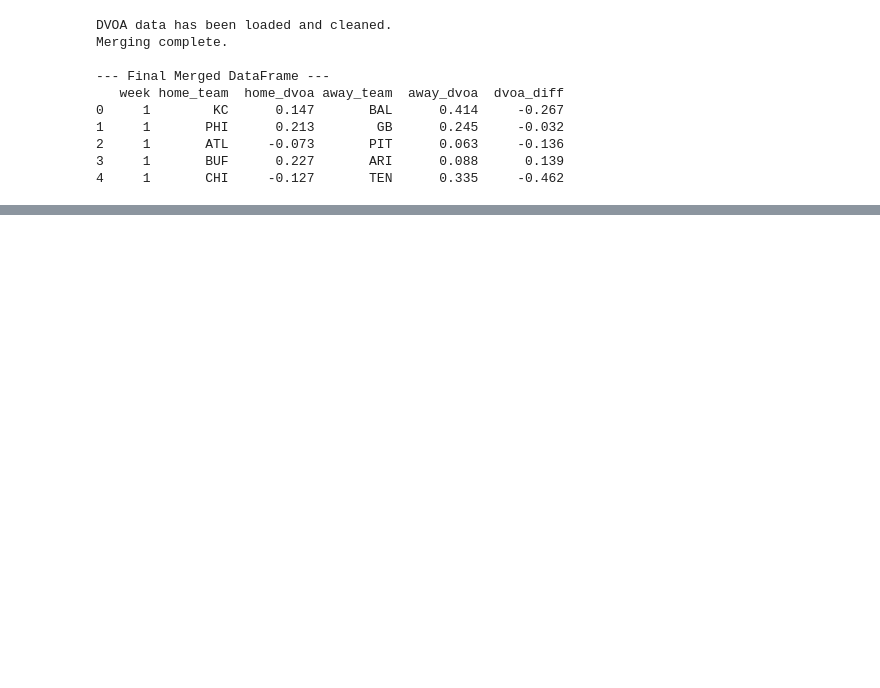
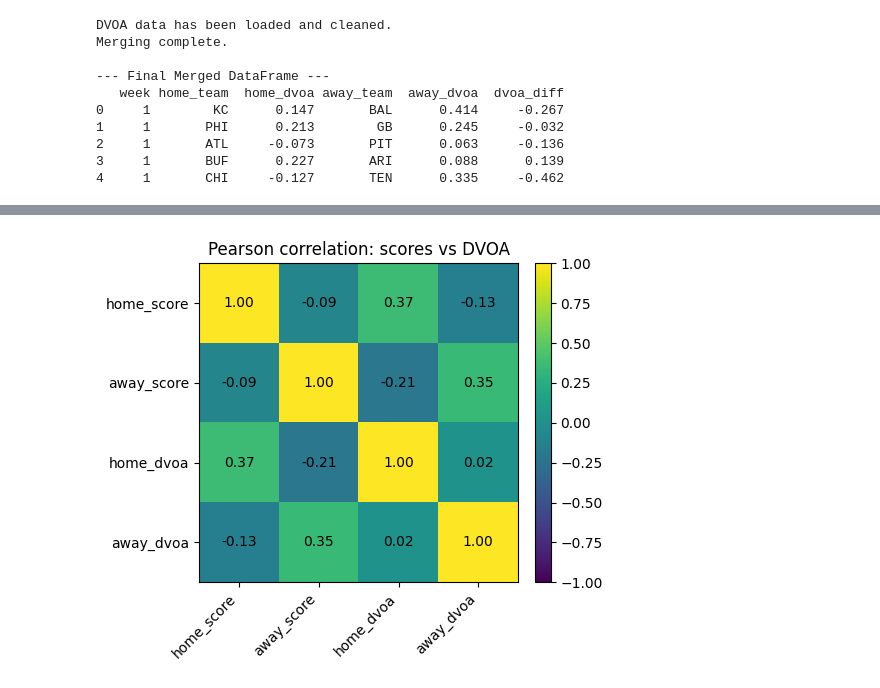
Before and after one commit to INFO-523-SU25/final-project-dmaichle00, a Jupyter notebook: final_project.ipynb, the cells around one changed output, grey strips where cells are left out. Saved outputs shown, nothing was run; the diff lists cells and outputs as text; code cells hidden in the pictures; blank space fills up the shorter version.

```diff
--- a/final_project.ipynb
+++ b/final_project.ipynb
@@ -1,30 +4,31 @@
 # %% [markdown]
 This first section is generating my initialiat dataset utilitizing the nfl_data_py library
 # %%
+#Section 1
 import pandas as pd
 import nfl_data_py as nfl
 
 # Define the season
-SEASON = 2024
+SEASON = 2024 #Define season
 
 # Load the schedule data for the 2024 season
 # This will include results for completed games.
 try:
-    schedule_df = nfl.import_schedules([SEASON])
+    schedule_df = nfl.import_schedules([SEASON]) #Import schedule data for the 2024 season
 
     # Select and rename columns to match your request
 
     games_df = schedule_df[[ #generate games dataframe
         'game_id', 'season', 'week', 'away_team', 'home_team',
-        'away_score', 'home_score','gameday'
+        'away_score', 'home_score','gameday','roof','surface'
     ]].copy()
 
     # Creating game column for greater readability
     games_df['game_id'] = games_df['game_id'].astype(str) # Convert game_id to string for consistency
-    games_df['game'] = games_df['away_team'] + ' @ ' + games_df['home_team']
+    games_df['game'] = games_df['away_team'] + ' @ ' + games_df['home_team'] # Create a game column for better readability
 
     print("Successfully loaded 2024 game and score data.")
-    print(games_df.head())
+    print(games_df.head()) # Display the first few rows of the games DataFrame
 
 except Exception as e:
     print(f"An error occurred: {e}")
@@ -161,0 +241,72 @@ dtype: object
+# %%
+#Section 5: Correlation checks (scores vs DVOA)
+import numpy as np
+import pandas as pd
+import matplotlib.pyplot as plt
+
+# 1) Correlation heatmap (Pearson)
+cols = ["home_score", "away_score", "home_dvoa", "away_dvoa"] # Select relevant columns for correlation
+corr = final_df[cols].corr(method="pearson", min_periods=1) # Compute the Pearson correlation matrix
+
+plt.figure(figsize=(5.5, 4.5)) # Create a figure with specified size
+im = plt.imshow(corr, vmin=-1, vmax=1) # Display the correlation matrix as an image
+plt.colorbar(im, fraction=0.046, pad=0.04) # Add a colorbar to the heatmap
+plt.xticks(range(len(cols)), cols, rotation=45, ha="right") # Set x-tick labels and rotation
+plt.yticks(range(len(cols)), cols) # Set y-tick labels
+for i in range(len(cols)): # Loop through each row
+    for j in range(len(cols)): # Loop through each column
+        plt.text(j, i, f"{corr.iloc[i, j]:.2f}", ha="center", va="center") # Add text annotations for each cell in the heatmap
+plt.title("Pearson correlation: scores vs DVOA")
+plt.tight_layout()
+plt.savefig('images/corr_heatmap.png')
+plt.show()
+
+
+
+# 2) Predicted relationship visuals: scatter + simple linear fit
+def scatter_with_fit(x, y, xlab, ylab, title): #function that creates a scatterplot with a linear fit line
+    x = np.asarray(x, dtype=float) # Convert x to a numpy array of floats
+    y = np.asarray(y, dtype=float) # Convert y to a numpy array of floats
+    mask = ~(np.isnan(x) | np.isnan(y)) # Create a mask to filter out NaN values
+    x, y = x[mask], y[mask]
+
+    r = np.corrcoef(x, y)[0, 1] if x.size > 1 else np.nan
+
+    plt.figure(figsize=(6, 5))
+    plt.scatter(x, y, alpha=0.6) # Create a scatter plot with some transparency
+    if x.size >= 2:
+        m, b = np.polyfit(x, y, deg=1)
+        xs = np.linspace(x.min(), x.max(), 100)
+        plt.plot(xs, m * xs + b, linestyle="--")
+    plt.xlabel(xlab)
+    plt.ylabel(ylab)
+    plt.title(f"{title}\nPearson r = {r:.3f}") # Add title with Pearson correlation coefficient
+    plt.tight_layout()
+    plt.savefig(f'images/{title.replace(" ", "_").lower()}.png') # Save the plot as an image
+    plt.show()
+
+# Same-side relationships
+scatter_with_fit(
+    final_df["home_dvoa"], final_df["home_score"],
+    "Home DVOA", "Home Score", "Home Score vs Home DVOA"
+)
+
+scatter_with_fit(
+    final_df["away_dvoa"], final_df["away_score"],
+    "Away DVOA", "Away Score", "Away Score vs Away DVOA"
+)
+
+# Optional: Opponent strength relationships (often insightful)
+# Home score vs Opponent (Away) DVOA
+scatter_with_fit(
+    final_df["away_dvoa"], final_df["home_score"],
+    "Opponent DVOA (Away Team)", "Home Score", "Home Score vs Opponent DVOA"
+)
+
+# Away score vs Opponent (Home) DVOA
+scatter_with_fit(
+    final_df["home_dvoa"], final_df["away_score"],
+    "Opponent DVOA (Home Team)", "Away Score", "Away Score vs Opponent DVOA"
+)
+# %% [output]
+[figure, added]
```
Also changed, not shown: parts of 22 cells of this notebook, 11 other files.
